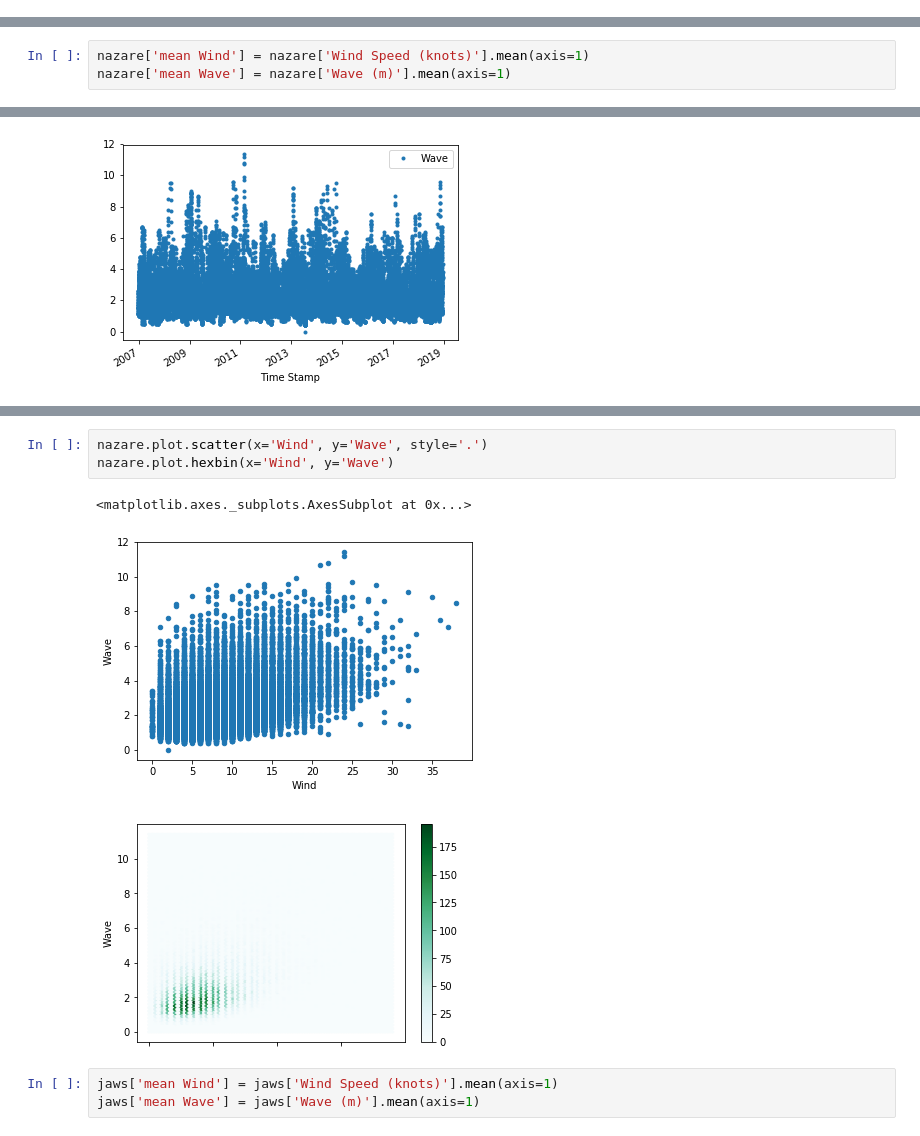
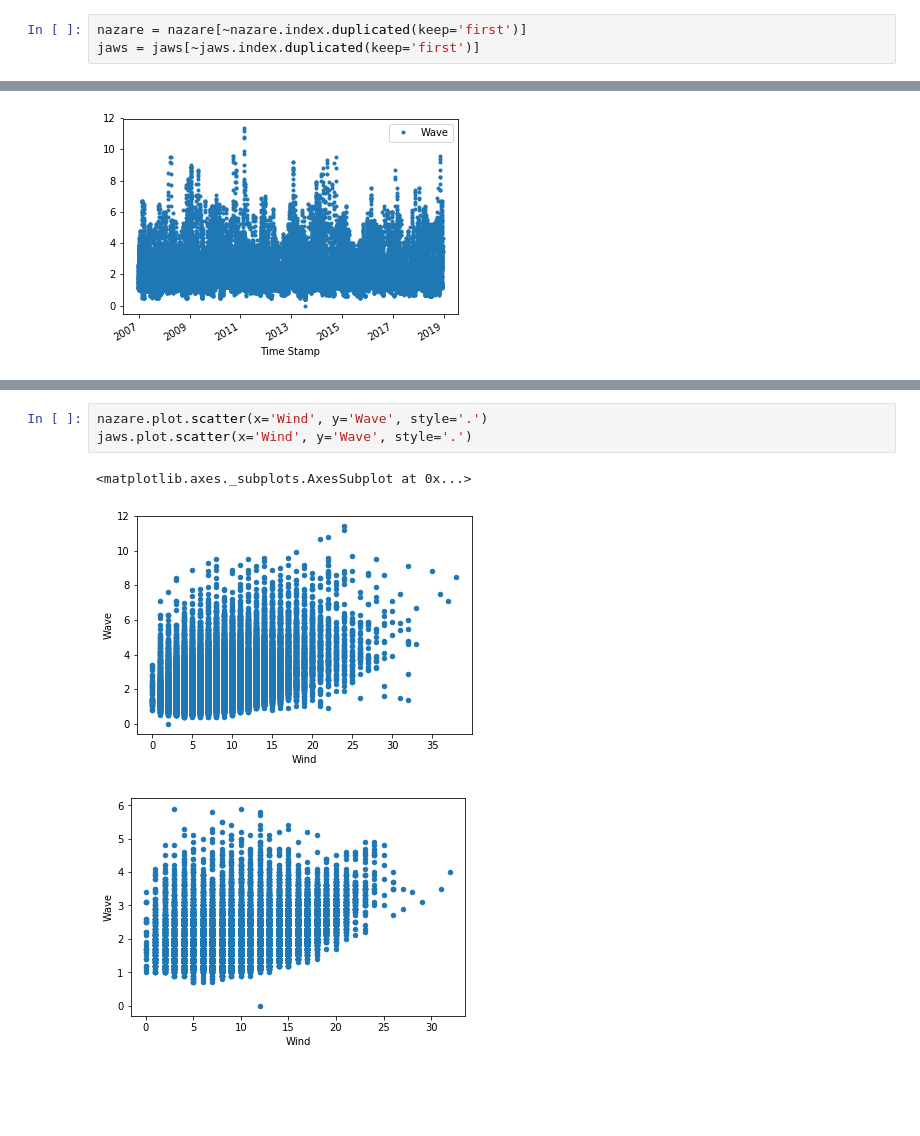
Before and after one commit to Leixb/B7_PE_WaveWind, a Jupyter notebook: notebook.ipynb, the cells around one changed output, grey strips where cells are left out. Drawn from its saved outputs; the diff is of its cells as text; blank space fills up the shorter version.

```diff
--- a/notebook.ipynb
+++ b/notebook.ipynb
@@ -30,0 +10,3 @@ nazare
+# %%
+nazare = nazare[~nazare.index.duplicated(keep='first')]
+jaws = jaws[~jaws.index.duplicated(keep='first')]
@@ -52,9 +46,6 @@ jaws.describe()
 | 50% | 1.900000 | 12.000000 |
 | 75% | 2.400000 | 15.000000 |
 | max | 5.900000 | 32.000000 |
-# %%
-nazare['mean Wind'] = nazare['Wind Speed (knots)'].mean(axis=1)
-nazare['mean Wave'] = nazare['Wave (m)'].mean(axis=1)
 # %%
 nazare.plot(y='Wind', style='.')
 nazare.plot(y='Wave', style='.')
@@ -76,10 +63,7 @@ nazare.plot(y='mean Wind', style='.')
 # %%
 nazare.plot.scatter(x='Wind', y='Wave', style='.')
-nazare.plot.hexbin(x='Wind', y='Wave')
+jaws.plot.scatter(x='Wind', y='Wave', style='.')
 # %% [output]
 <matplotlib.axes._subplots.AxesSubplot at 0x...>
 [figure]
-[figure, old version]
+[figure, new version]
-# %%
-jaws['mean Wind'] = jaws['Wind Speed (knots)'].mean(axis=1)
-jaws['mean Wave'] = jaws['Wave (m)'].mean(axis=1)
```
Also changed, not shown: parts of 17 cells of this notebook, 6 other files.
